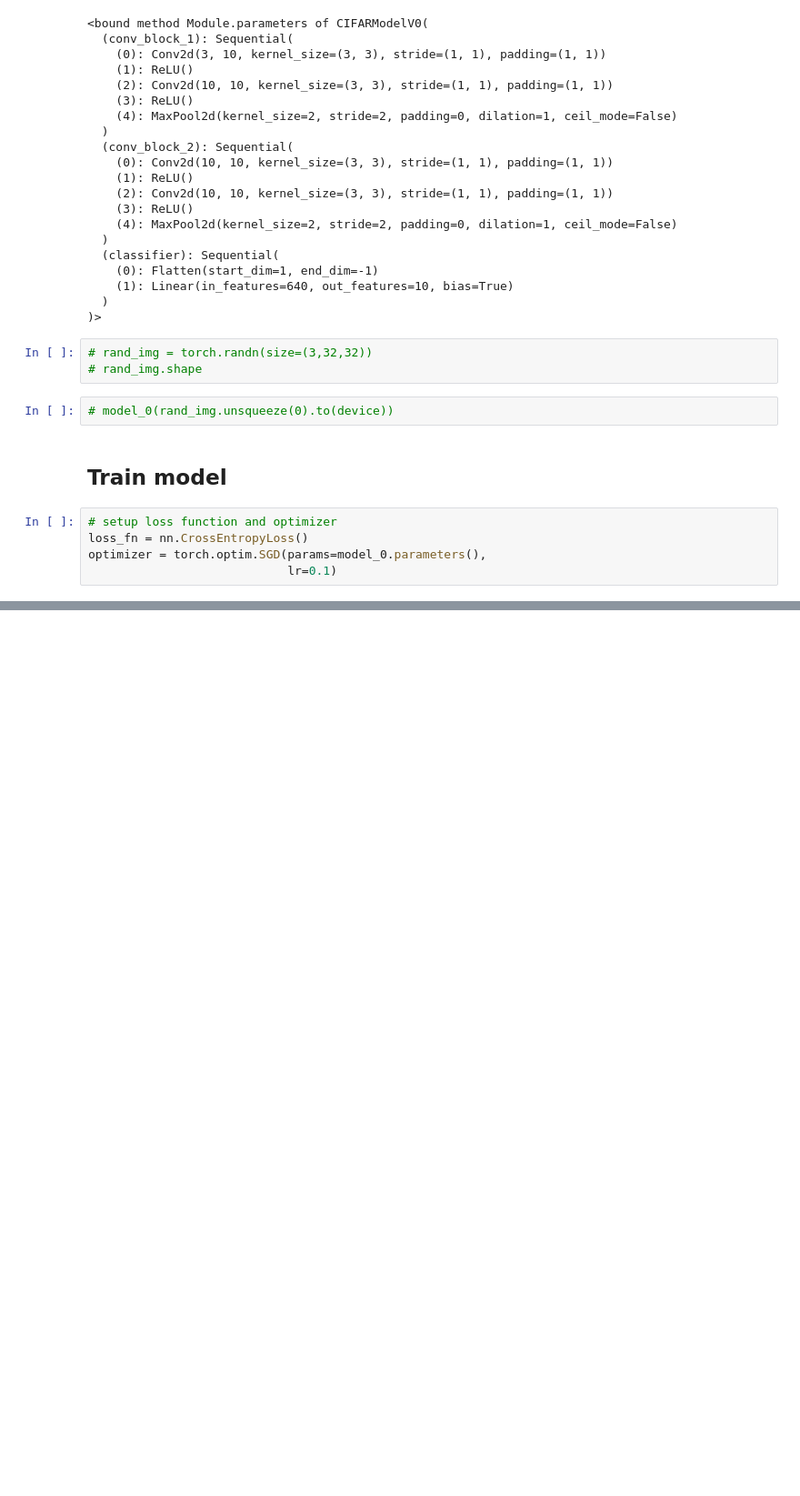
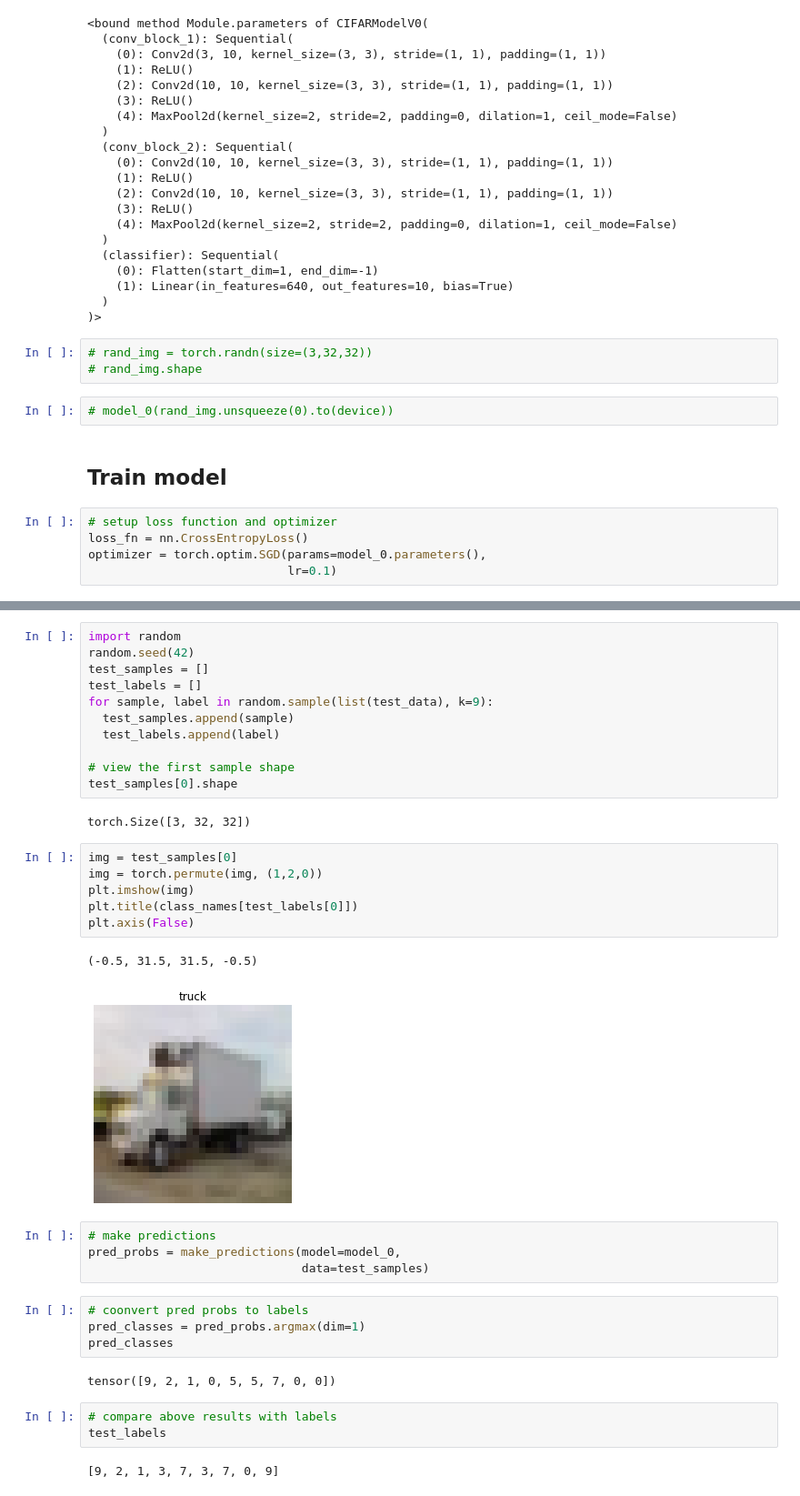
Before and after one commit to bathicodes/EXPERIMENTS, a Jupyter notebook: CIFAR_10.ipynb, the cells around one changed output, grey strips where cells are left out. Shown at 91% size. Drawn from its saved outputs; the diff is of its cells as text; blank space fills up the shorter version.

```diff
--- a/CIFAR_10.ipynb
+++ b/CIFAR_10.ipynb
@@ -386,0 +414,37 @@ Train loss: 1.0814 | Test_loss: 1.2967 | Test acc: 56.0204
+# %%
+import random
+random.seed(42)
+test_samples = []
+test_labels = []
+for sample, label in random.sample(list(test_data), k=9):
+  test_samples.append(sample)
+  test_labels.append(label)
+
+# view the first sample shape
+test_samples[0].shape
+# %% [output]
+torch.Size([3, 32, 32])
+# %%
+img = test_samples[0]
+img = torch.permute(img, (1,2,0))
+plt.imshow(img)
+plt.title(class_names[test_labels[0]])
+plt.axis(False)
+# %% [output]
+(-0.5, 31.5, 31.5, -0.5)
+[figure, added]
+# %%
+# make predictions
+pred_probs = make_predictions(model=model_0,
+                              data=test_samples)
+# %%
+# coonvert pred probs to labels
+pred_classes = pred_probs.argmax(dim=1)
+pred_classes
+# %% [output]
+tensor([9, 2, 1, 0, 5, 5, 7, 0, 0])
+# %%
+# compare above results with labels
+test_labels
+# %% [output]
+[9, 2, 1, 3, 7, 3, 7, 0, 9]
```
Also changed, not shown: parts of 11 cells of this notebook.
